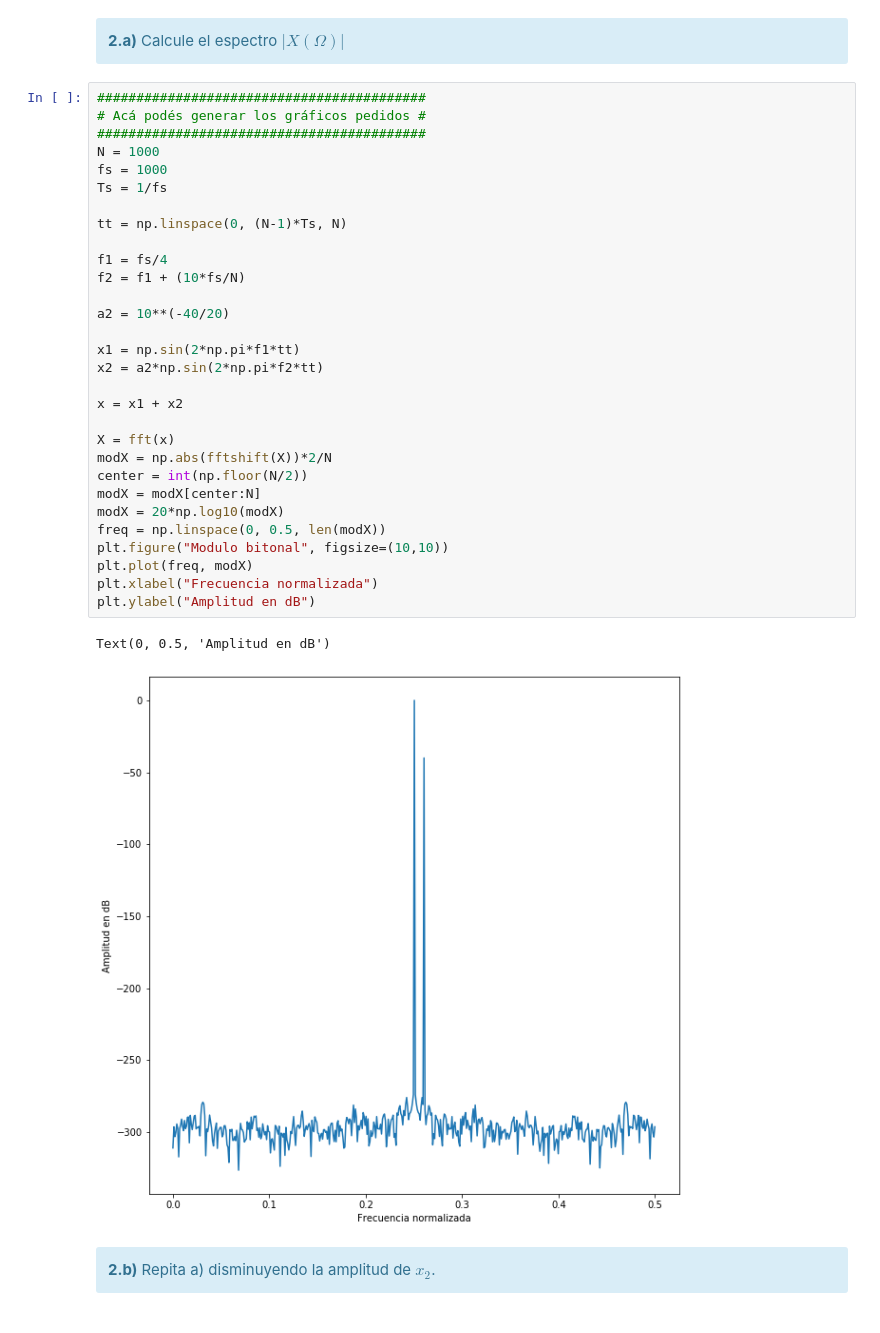
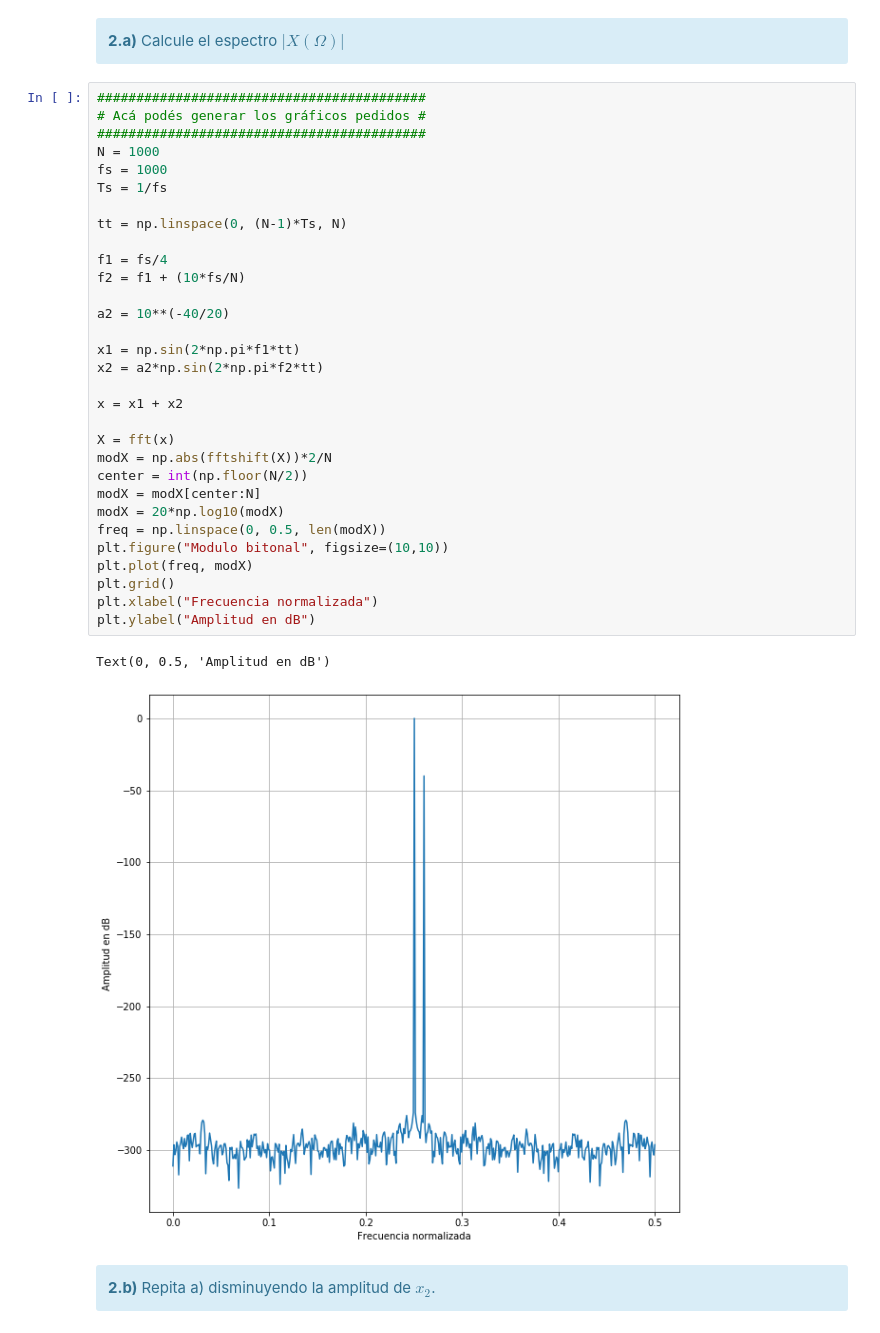
Before and after one commit to fgerce/DSP, a Jupyter notebook: TP2 - Ventanas.ipynb, the cells around one changed output. Drawn from its saved outputs; the diff is of its cells as text.

```diff
--- a/TP2 - Ventanas.ipynb
+++ b/TP2 - Ventanas.ipynb
@@ -181,34 +181,35 @@ Responda a las siguientes consignas:
 # Acá podés generar los gráficos pedidos #
 ##########################################
 N = 1000
 fs = 1000
 Ts = 1/fs
 
 tt = np.linspace(0, (N-1)*Ts, N)
 
 f1 = fs/4
 f2 = f1 + (10*fs/N)
 
 a2 = 10**(-40/20)
 
 x1 = np.sin(2*np.pi*f1*tt)
 x2 = a2*np.sin(2*np.pi*f2*tt)
 
 x = x1 + x2
 
 X = fft(x)
 modX = np.abs(fftshift(X))*2/N
 center = int(np.floor(N/2))
 modX = modX[center:N]
 modX = 20*np.log10(modX)
 freq = np.linspace(0, 0.5, len(modX))
 plt.figure("Modulo bitonal", figsize=(10,10))
 plt.plot(freq, modX)
+plt.grid()
 plt.xlabel("Frecuencia normalizada")
 plt.ylabel("Amplitud en dB")
 # %% [output]
 Text(0, 0.5, 'Amplitud en dB')
-[figure, old version]
+[figure, new version]
 # %% [markdown]
 <div class="alert alert-block alert-info">
 <b>2.b)</b> Repita a) disminuyendo la amplitud de $x_2$.
```
Also changed, not shown: parts of 8 cells of this notebook, 3 other files.
